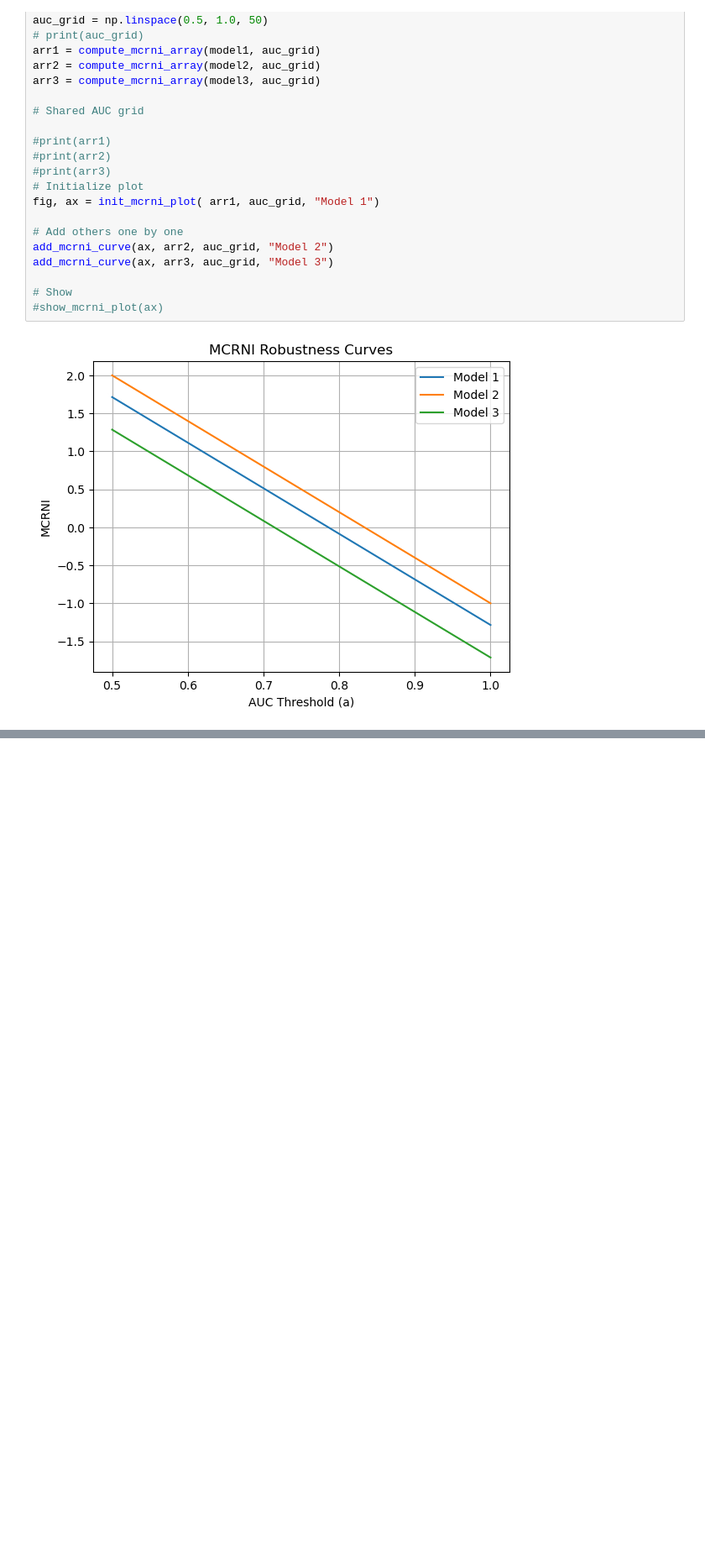
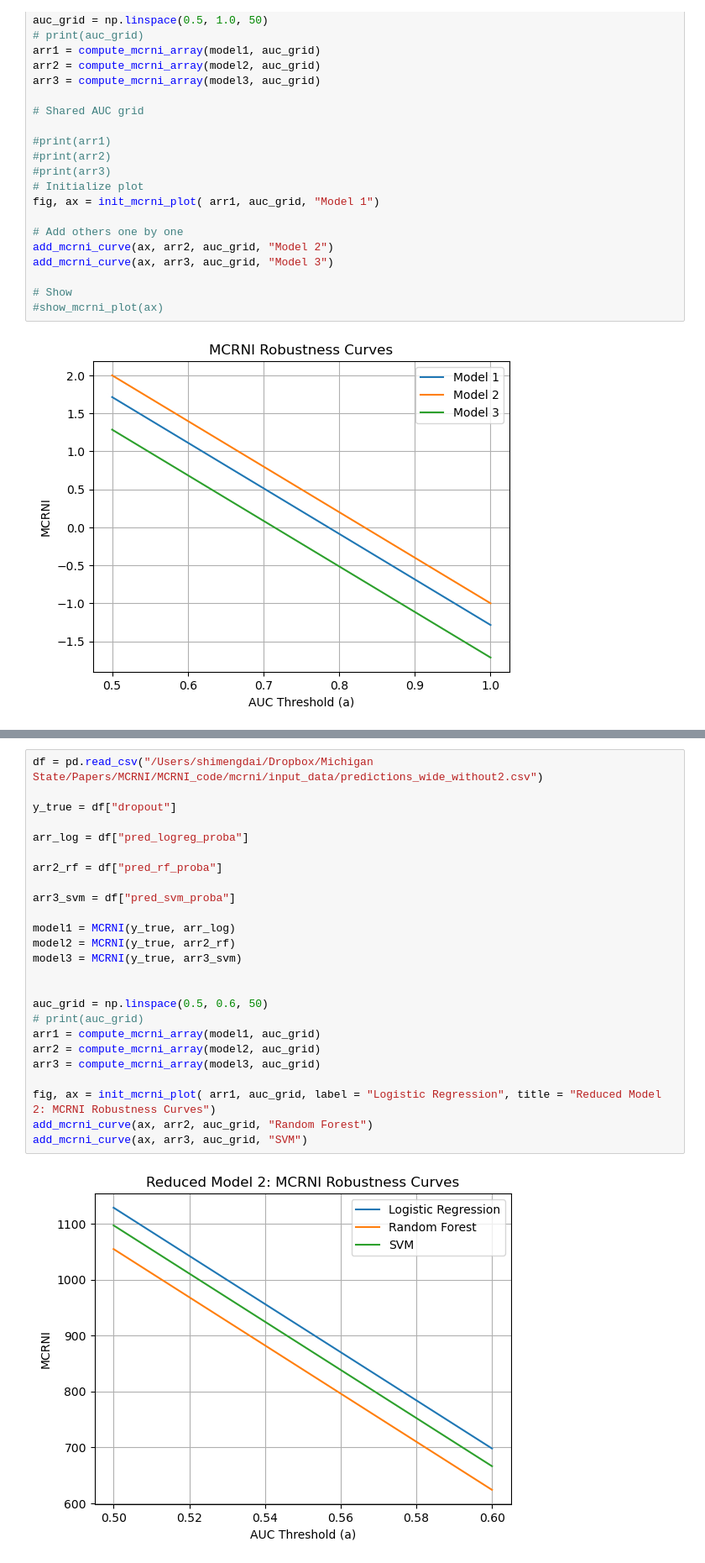
Before and after one commit to ShimengDai/MCRNI_code, a Jupyter notebook: mcrni/test_plot.ipynb, the cells around one changed output, grey strips where cells are left out. Shown at 84% size. Saved outputs shown, nothing was run; the diff lists cells and outputs as text; blank space fills up the shorter version.

```diff
--- a/mcrni/test_plot.ipynb
+++ b/mcrni/test_plot.ipynb
@@ -74,3 +101,30 @@ TypeError: init_mcrni_plot() got an unexpected keyword argument 'title'
+# %%
+df = pd.read_csv("/Users/shimengdai/Dropbox/Michigan State/Papers/MCRNI/MCRNI_code/mcrni/input_data/predictions_wide_without2.csv")
+
+y_true = df["dropout"]
+
+arr_log = df["pred_logreg_proba"]
+
+arr2_rf = df["pred_rf_proba"]
+
+arr3_svm = df["pred_svm_proba"]
+
+model1 = MCRNI(y_true, arr_log)
+model2 = MCRNI(y_true, arr2_rf)
+model3 = MCRNI(y_true, arr3_svm)
+
+
+auc_grid = np.linspace(0.5, 0.6, 50)
+# print(auc_grid)
+arr1 = compute_mcrni_array(model1, auc_grid)
+arr2 = compute_mcrni_array(model2, auc_grid)
+arr3 = compute_mcrni_array(model3, auc_grid)
+
+fig, ax = init_mcrni_plot( arr1, auc_grid, label = "Logistic Regression", title = "Reduced Model 2: MCRNI Robustness Curves")
+add_mcrni_curve(ax, arr2, auc_grid, "Random Forest")
+add_mcrni_curve(ax, arr3, auc_grid, "SVM")
+# %% [output]
+[figure, added]
 # %%
 df = pd.read_csv("/Users/shimengdai/Dropbox/Michigan State/Papers/MCRNI/MCRNI_code/mcrni/input_data/predictions_wide_full.csv")
 
```
Also changed, not shown: parts of 3 cells of this notebook.
